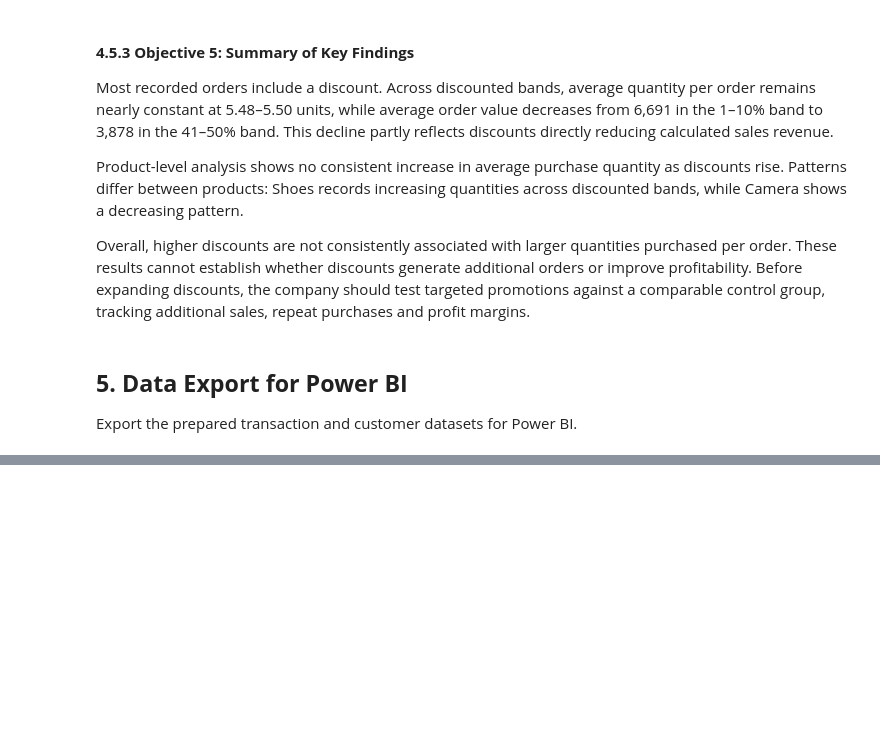
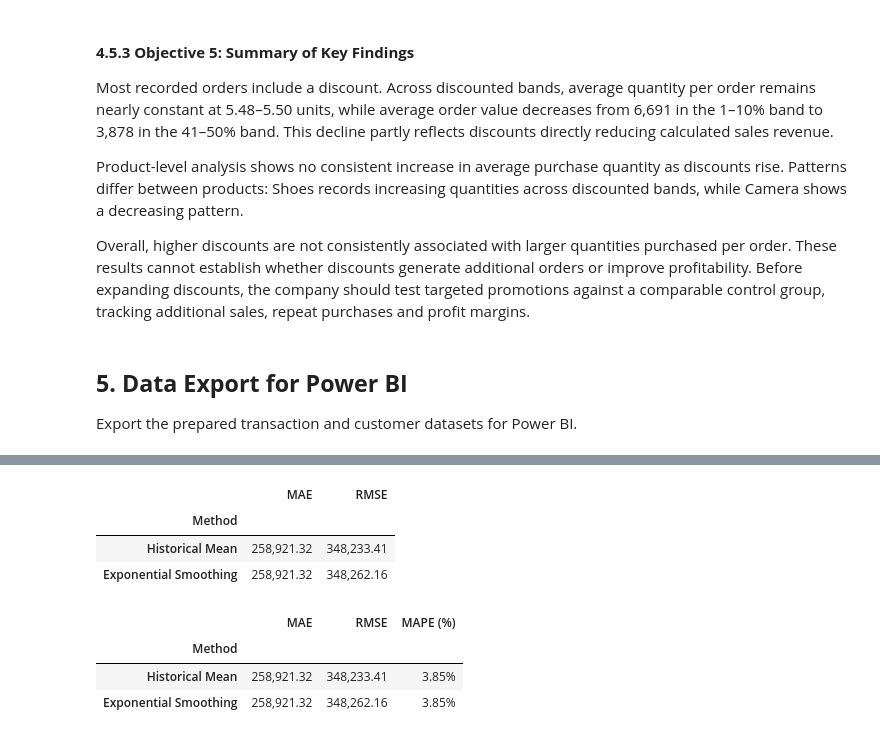
Before and after one commit to michellefengym-glitch/Market-Analysis, a Jupyter notebook: Capstone_Market_Analysis.ipynb, the cells around one changed output, grey strips where cells are left out. Cells and saved outputs as stored; diff of their text form; code cells hidden in the pictures; blank space fills up the shorter version.

```diff
--- a/Capstone_Market_Analysis.ipynb
+++ b/Capstone_Market_Analysis.ipynb
@@ -2959,0 +3149,53 @@ Customer records exported: 1,001
+# %%
+# Compare forecast errors on the test set
+evaluation = pd.DataFrame({
+    "Historical Mean": {
+        "MAE": np.abs(
+            test_sales - mean_predictions
+        ).mean(),
+        "RMSE": np.sqrt(
+            ((test_sales - mean_predictions) ** 2).mean()
+        )
+    },
+    "Exponential Smoothing": {
+        "MAE": np.abs(
+            test_sales - ses_predictions
+        ).mean(),
+        "RMSE": np.sqrt(
+            ((test_sales - ses_predictions) ** 2).mean()
+        )
+    }
+}).T
+
+evaluation.index.name = "Method"
+
+display(evaluation.style.format("{:,.2f}"))
+# %% [output]
+|  | MAE | RMSE |
+| Method |  |  |
+| Historical Mean | 258,921.32 | 348,233.41 |
+| Exponential Smoothing | 258,921.32 | 348,262.16 |
+# %%
+# Calculate average absolute percentage error
+evaluation["MAPE (%)"] = [
+    (
+        (test_sales - mean_predictions).abs()
+        / test_sales
+    ).mean() * 100,
+
+    (
+        (test_sales - ses_predictions).abs()
+        / test_sales
+    ).mean() * 100
+]
+
+display(evaluation.style.format({
+    "MAE": "{:,.2f}",
+    "RMSE": "{:,.2f}",
+    "MAPE (%)": "{:.2f}%"
+}))
+# %% [output]
+|  | MAE | RMSE | MAPE (%) |
+| Method |  |  |  |
+| Historical Mean | 258,921.32 | 348,233.41 | 3.85% |
+| Exponential Smoothing | 258,921.32 | 348,262.16 | 3.85% |
```
Also changed, not shown: parts of 8 cells of this notebook.
